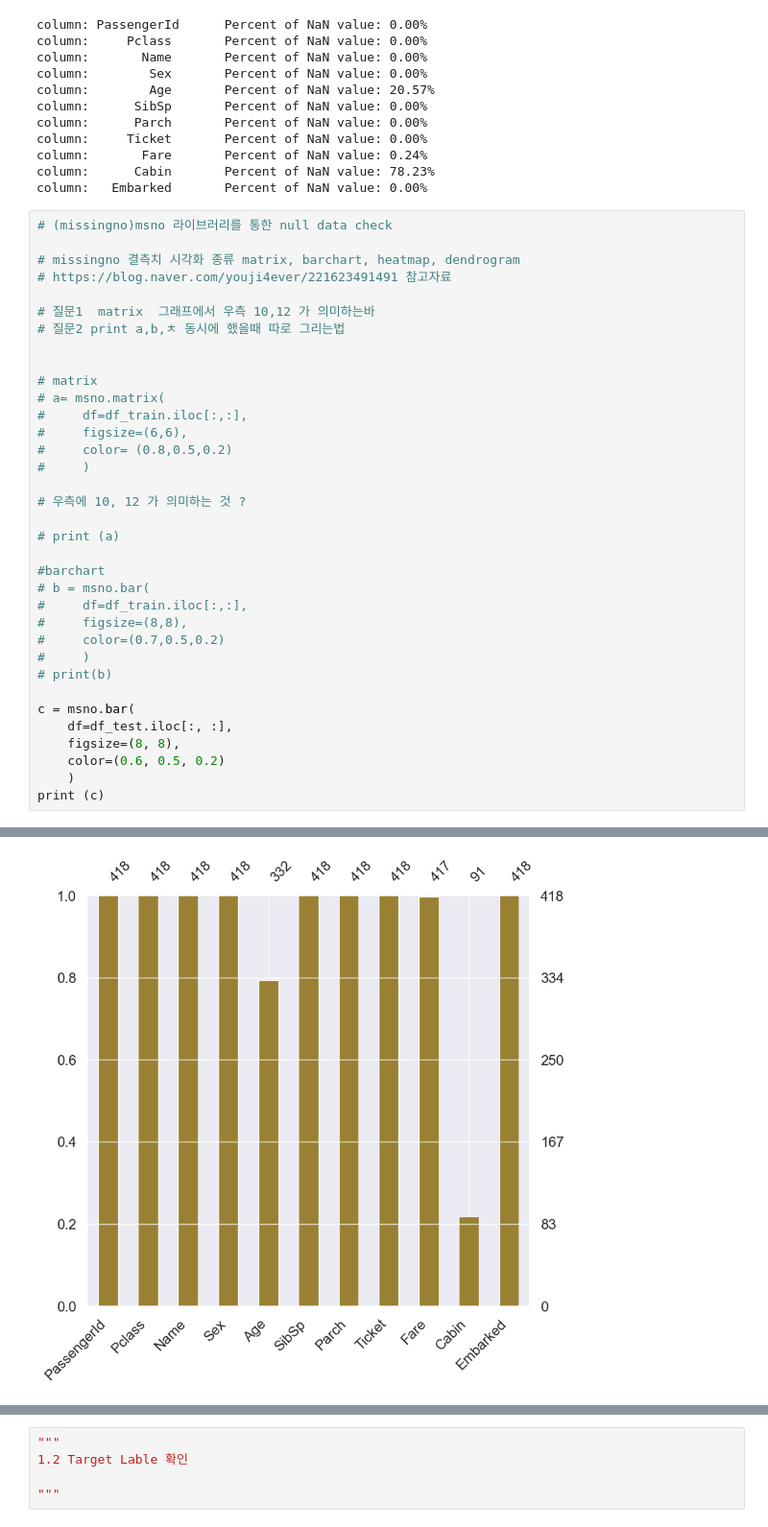
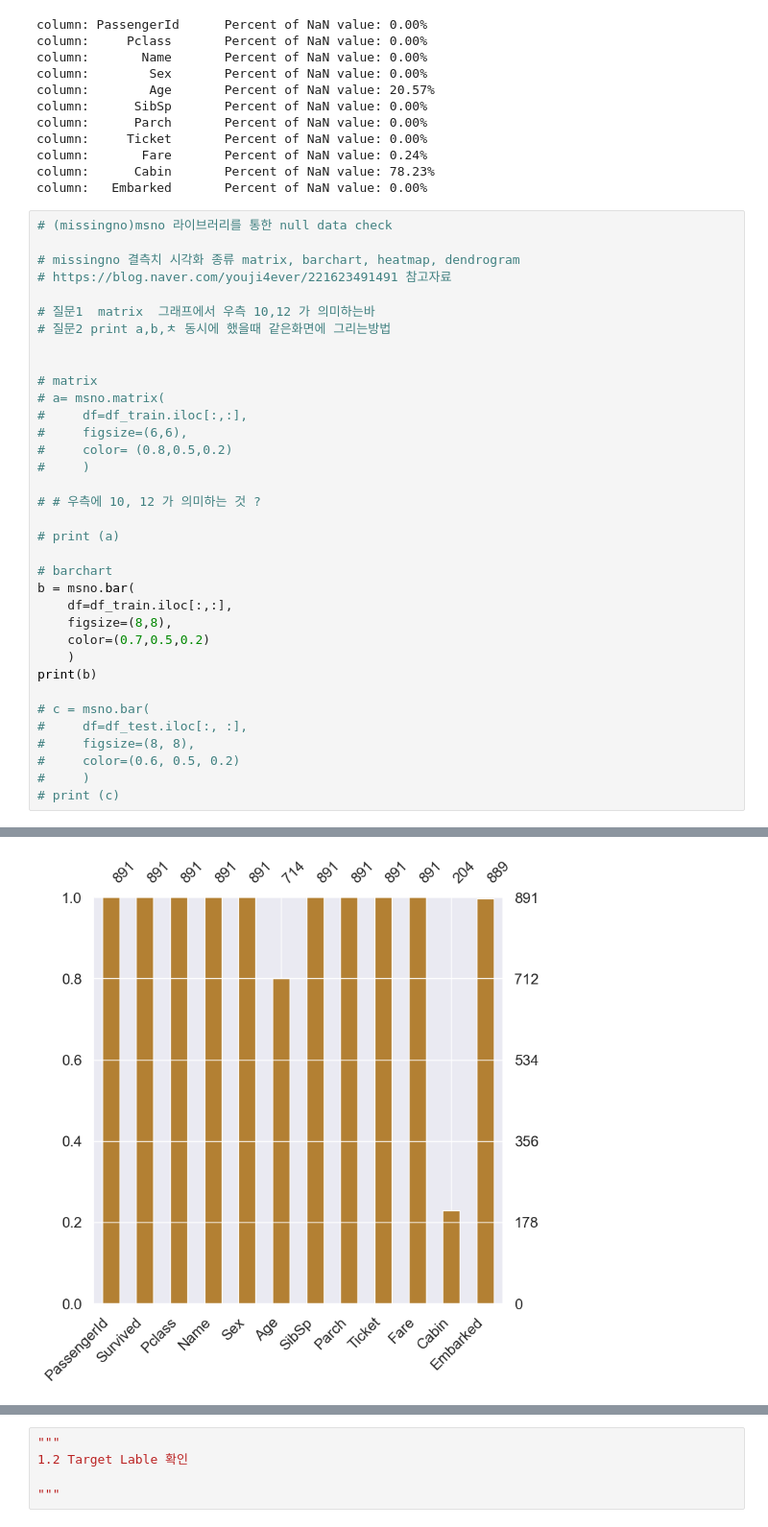
Before and after one commit to hyeonjh/kaggle, a Jupyter notebook: titanic.ipynb, the cells around one changed output, grey strips where cells are left out. Shown at 96% size. Cells and saved outputs as stored; diff of their text form.

```diff
--- a/titanic.ipynb
+++ b/titanic.ipynb
@@ -230,7 +244,7 @@ column:   Embarked       Percent of NaN value: 0.00%
 # https://blog.naver.com/youji4ever/221623491491 참고자료
 
 # 질문1  matrix  그래프에서 우측 10,12 가 의미하는바
-# 질문2 print a,b,ㅊ 동시에 했을때 따로 그리는법
+# 질문2 print a,b,ㅊ 동시에 했을때 같은화면에 그리는방법
 
 
 # matrix
@@ -240,22 +254,22 @@ column:   Embarked       Percent of NaN value: 0.00%
 #     color= (0.8,0.5,0.2)
 #     )
 
-# 우측에 10, 12 가 의미하는 것 ?
+# # 우측에 10, 12 가 의미하는 것 ?
 
 # print (a)
 
-#barchart
-# b = msno.bar(
-#     df=df_train.iloc[:,:],
-#     figsize=(8,8),
-#     color=(0.7,0.5,0.2)
+# barchart
+b = msno.bar(
+    df=df_train.iloc[:,:],
+    figsize=(8,8),
+    color=(0.7,0.5,0.2)
+    )
+print(b)
+
+# c = msno.bar(
+#     df=df_test.iloc[:, :],
+#     figsize=(8, 8),
+#     color=(0.6, 0.5, 0.2)
 #     )
-# print(b)
-
-c = msno.bar(
-    df=df_test.iloc[:, :],
-    figsize=(8, 8),
-    color=(0.6, 0.5, 0.2)
-    )
-print (c)
+# print (c)
 # %% [output]
@@ -263,4 +277,4 @@ Axes(0.08,0.07;0.87x0.81)
-[figure, old version]
+[figure, new version]
 # %%
 
 #질문2 답 해결
```
Also changed, not shown: parts of 10 cells of this notebook, 1 other file.
